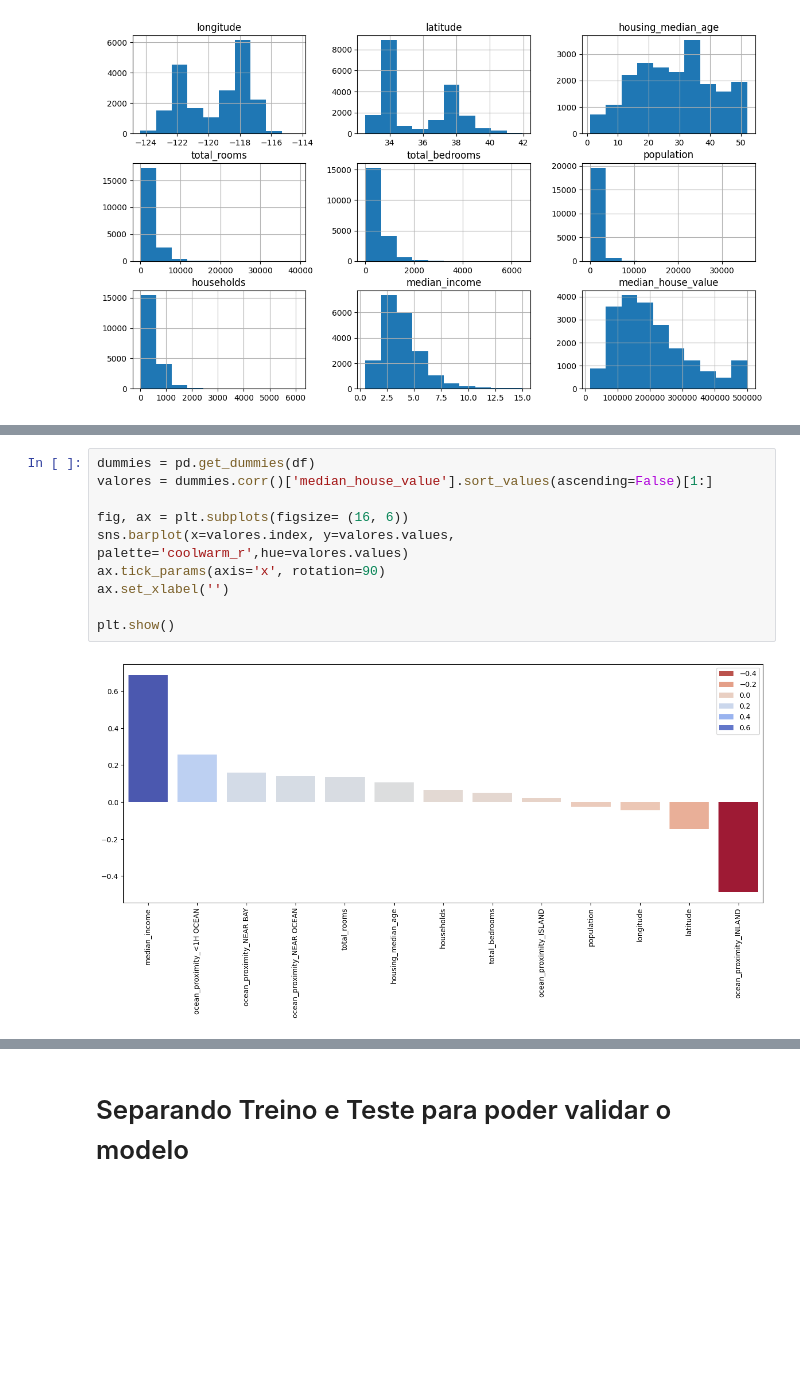
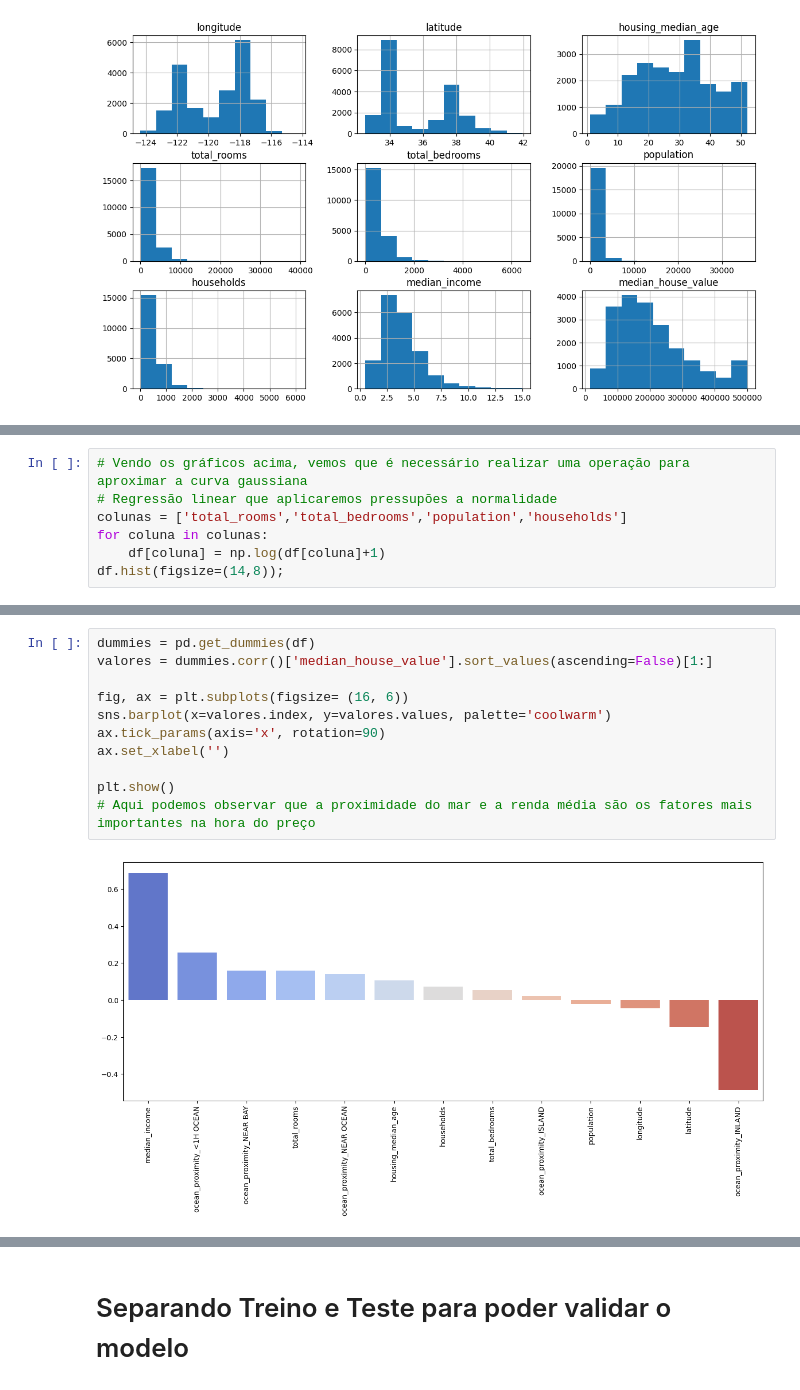
Before and after one commit to LeonardoHBritoo/Predicao-Precos-Casas, a Jupyter notebook: main.ipynb, the cells around one changed output, grey strips where cells are left out. Saved outputs shown, nothing was run; the diff lists cells and outputs as text; blank space fills up the shorter version.

```diff
--- a/main.ipynb
+++ b/main.ipynb
@@ -85,0 +98,7 @@ df.hist(figsize=(14,8));
+# %%
+# Vendo os gráficos acima, vemos que é necessário realizar uma operação para aproximar a curva gaussiana
+# Regressão linear que aplicaremos pressupões a normalidade
+colunas = ['total_rooms','total_bedrooms','population','households']
+for coluna in colunas:
+    df[coluna] = np.log(df[coluna]+1)
+df.hist(figsize=(14,8));
@@ -86,12 +107,13 @@ df.hist(figsize=(14,8));
 # %%
 dummies = pd.get_dummies(df)
 valores = dummies.corr()['median_house_value'].sort_values(ascending=False)[1:]
 
 fig, ax = plt.subplots(figsize= (16, 6))
-sns.barplot(x=valores.index, y=valores.values, palette='coolwarm_r',hue=valores.values)
+sns.barplot(x=valores.index, y=valores.values, palette='coolwarm')
 ax.tick_params(axis='x', rotation=90)
 ax.set_xlabel('')
 
 plt.show()
+# Aqui podemos observar que a proximidade do mar e a renda média são os fatores mais importantes na hora do preço
 # %% [output]
-[figure, old version]
+[figure, new version]
```
Also changed, not shown: parts of 16 cells of this notebook.
